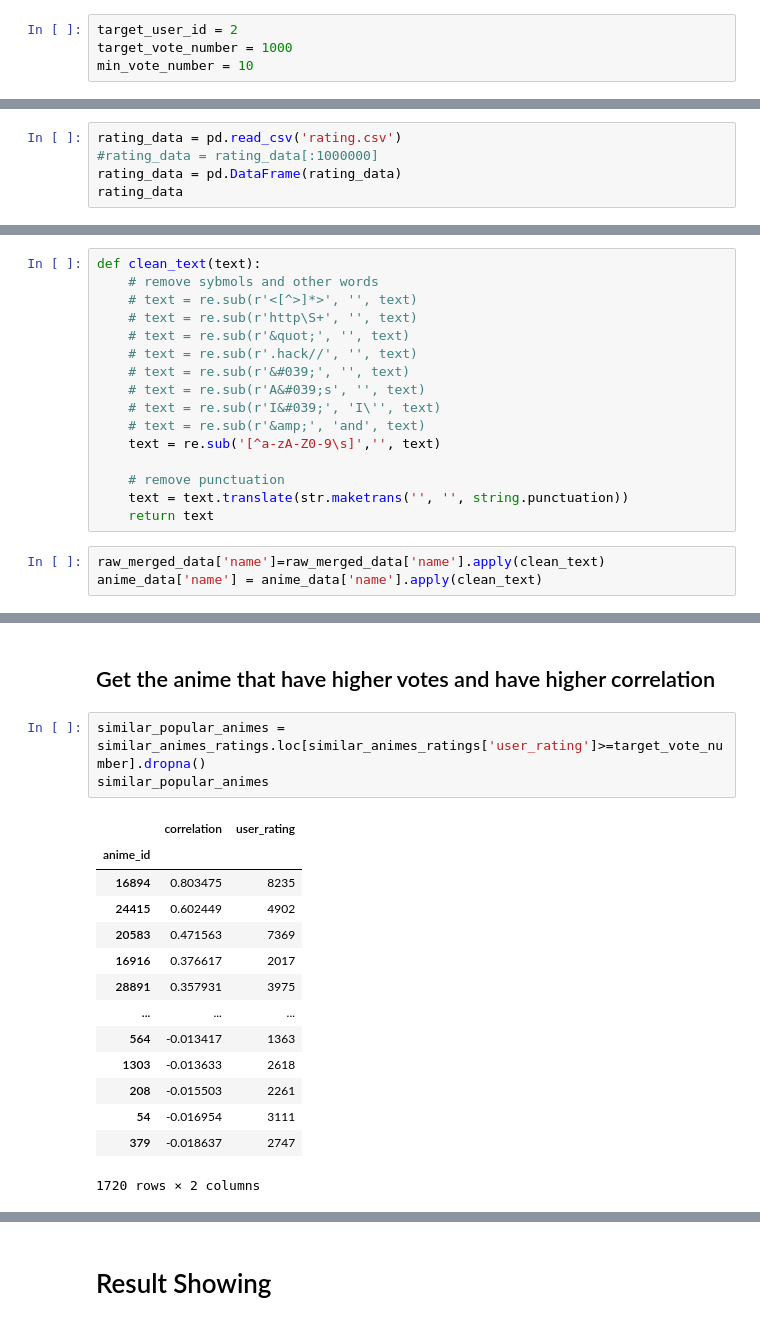
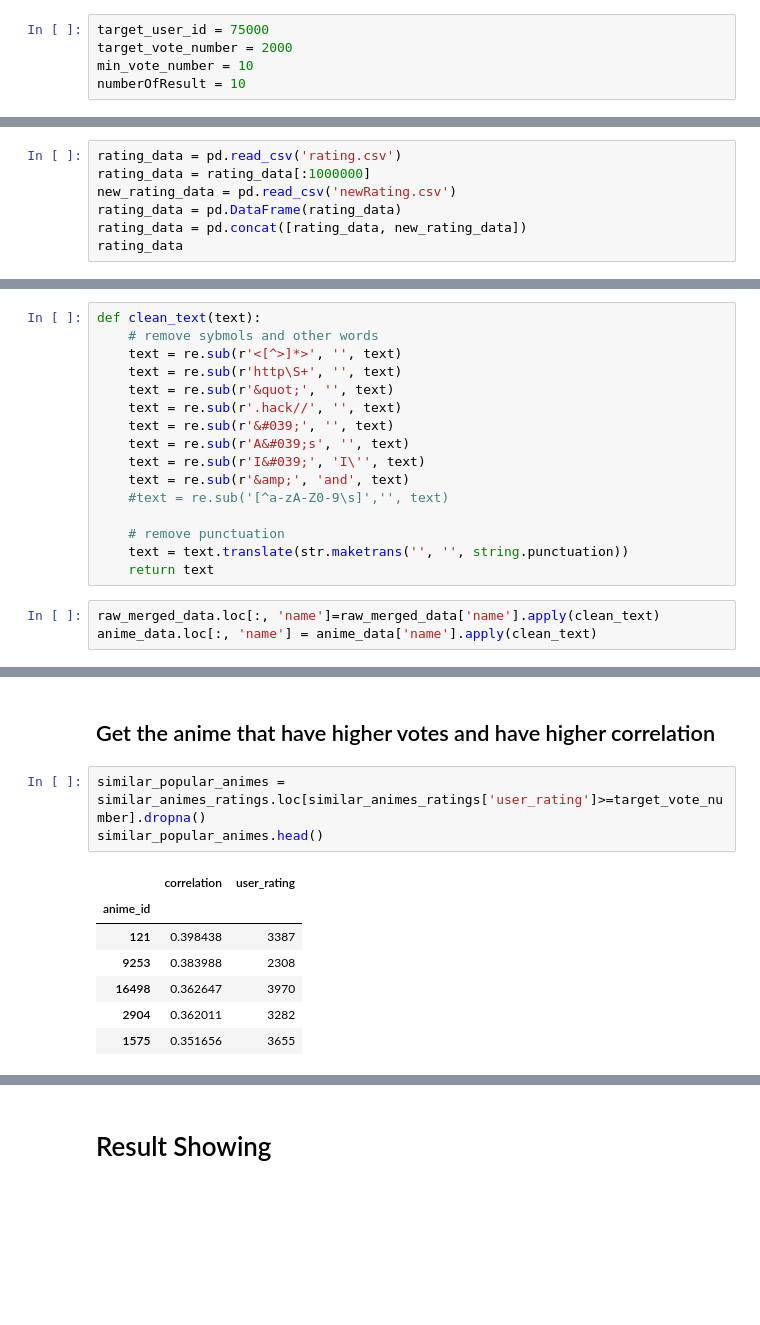
Before and after one commit to englip2002/AnimeRecommenderSystem, a Jupyter notebook: HybridRecommender.ipynb, the cells around one changed output, grey strips where cells are left out. Saved outputs shown, nothing was run; the diff lists cells and outputs as text; blank space fills up the shorter version.

```diff
--- a/HybridRecommender.ipynb
+++ b/HybridRecommender.ipynb
@@ -20,9 +18,10 @@ import sklearn
 # %% [markdown]
 ## Variables
 # %%
-target_user_id = 2
-target_vote_number = 1000
+target_user_id = 75000
+target_vote_number = 2000
 min_vote_number = 10
+numberOfResult = 10
 # %% [markdown]
 ## Loading Dataset
 ▪ Loading anime.csv and rating.csv into DataFrame
@@ -47,8 +46,10 @@ anime_data
 12294 rows × 7 columns
 # %%
 rating_data = pd.read_csv('rating.csv')
-#rating_data = rating_data[:1000000]
+rating_data = rating_data[:1000000]
+new_rating_data = pd.read_csv('newRating.csv')
 rating_data = pd.DataFrame(rating_data)
+rating_data = pd.concat([rating_data, new_rating_data])
 rating_data
 # %% [output]
 |  | user_id | anime_id | rating |
@@ -265,19 +266,19 @@ pd.DataFrame(anime_data.loc[anime_data['anime_id'] == 9969])
 # %%
 def clean_text(text):
     # remove sybmols and other words
-    # text = re.sub(r'<[^>]*>', '', text)
-    # text = re.sub(r'http\S+', '', text)
-    # text = re.sub(r'&quot;', '', text)
-    # text = re.sub(r'.hack//', '', text)
-    # text = re.sub(r'&#039;', '', text)
-    # text = re.sub(r'A&#039;s', '', text)
-    # text = re.sub(r'I&#039;', 'I\'', text)
-    # text = re.sub(r'&amp;', 'and', text)
-    text = re.sub('[^a-zA-Z0-9\s]','', text)
+    text = re.sub(r'<[^>]*>', '', text)
+    text = re.sub(r'http\S+', '', text)
+    text = re.sub(r'&quot;', '', text)
+    text = re.sub(r'.hack//', '', text)
+    text = re.sub(r'&#039;', '', text)
+    text = re.sub(r'A&#039;s', '', text)
+    text = re.sub(r'I&#039;', 'I\'', text)
+    text = re.sub(r'&amp;', 'and', text)
+    #text = re.sub('[^a-zA-Z0-9\s]','', text)
 
     # remove punctuation
     text = text.translate(str.maketrans('', '', string.punctuation))
     return text
 # %%
-raw_merged_data['name']=raw_merged_data['name'].apply(clean_text)
-anime_data['name'] = anime_data['name'].apply(clean_text)
+raw_merged_data.loc[:, 'name']=raw_merged_data['name'].apply(clean_text)
+anime_data.loc[:, 'name'] = anime_data['name'].apply(clean_text)
@@ -537,19 +560,12 @@ similar_animes_ratings
 ## Get the anime that have higher votes and have higher correlation
 # %%
 similar_popular_animes = similar_animes_ratings.loc[similar_animes_ratings['user_rating']>=target_vote_number].dropna()
-similar_popular_animes
+similar_popular_animes.head()
 # %% [output]
 |  | correlation | user_rating |
 | anime_id |  |  |
-| 16894 | 0.803475 | 8235 |
-| 24415 | 0.602449 | 4902 |
-| 20583 | 0.471563 | 7369 |
-| 16916 | 0.376617 | 2017 |
-| 28891 | 0.357931 | 3975 |
-| ... | ... | ... |
-| 564 | -0.013417 | 1363 |
-| 1303 | -0.013633 | 2618 |
-| 208 | -0.015503 | 2261 |
-| 54 | -0.016954 | 3111 |
-| 379 | -0.018637 | 2747 |
+| 121 | 0.398438 | 3387 |
+| 9253 | 0.383988 | 2308 |
+| 16498 | 0.362647 | 3970 |
+| 2904 | 0.362011 | 3282 |
+| 1575 | 0.351656 | 3655 |
-1720 rows × 2 columns
```
Also changed, not shown: parts of 35 cells of this notebook, 3 other files.
